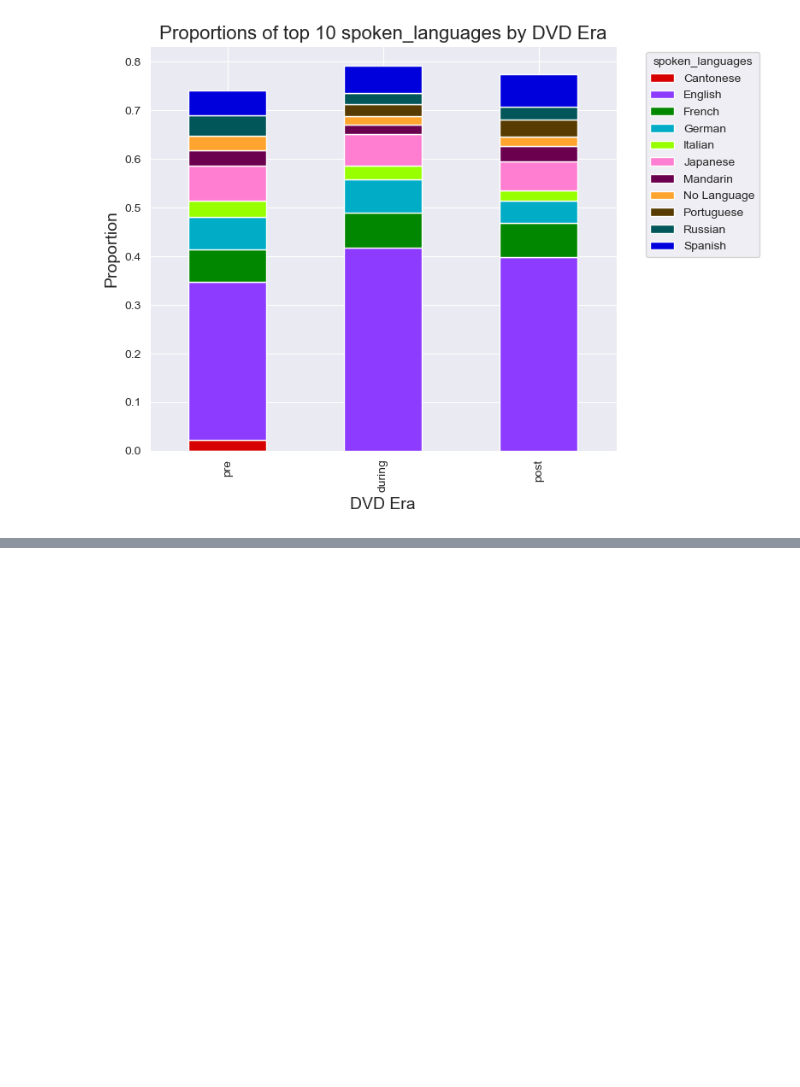
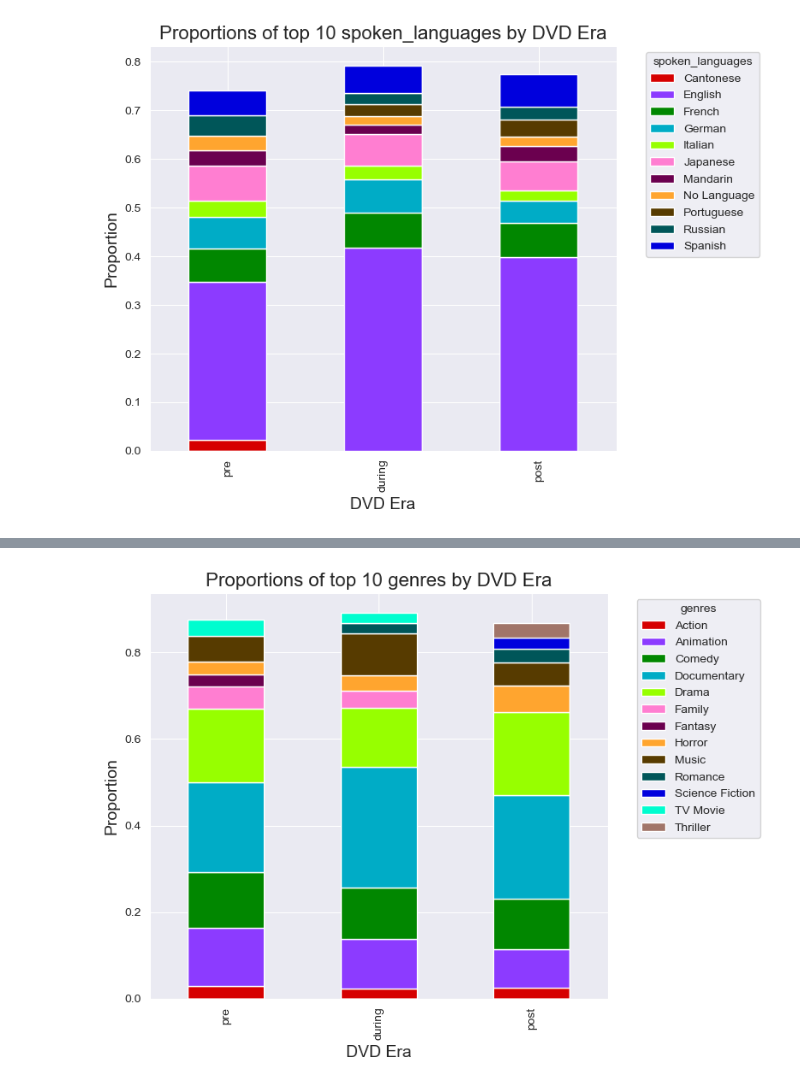
Before and after one commit to epfl-ada/ada-2024-project-databand, a Jupyter notebook: data_overview_CS.ipynb, the cells around one changed output, grey strips where cells are left out. Drawn from its saved outputs; the diff is of its cells as text; code cells hidden in the pictures; blank space fills up the shorter version.

```diff
--- a/data_overview_CS.ipynb
+++ b/data_overview_CS.ipynb
@@ -213,0 +277,5 @@ plot_top_proportions_per_era(top_10_spoken_languages, 'spoken_languages', 10)
+# %%
+top_10_genre =top_proportions_per_era(df_tmdb[df_tmdb['runtime'] < 60], 'genres', 10, True)
+plot_top_proportions_per_era(top_10_genre, 'genres', 10)
+# %% [output]
+[figure, added]
```
Also changed, not shown: parts of 10 cells of this notebook.
